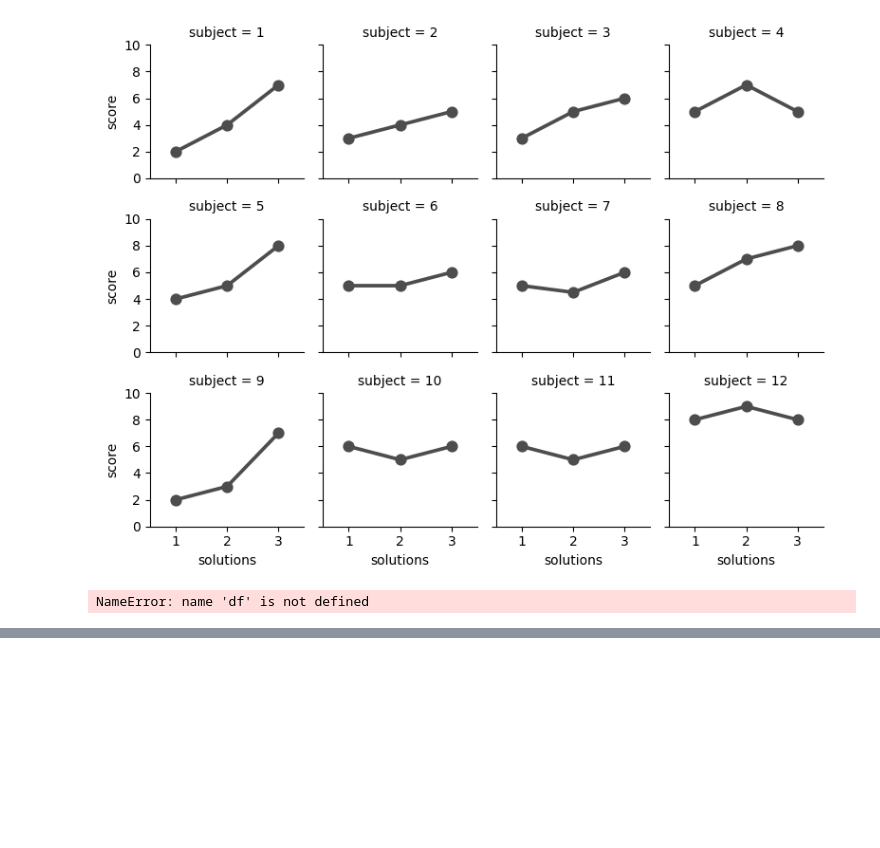
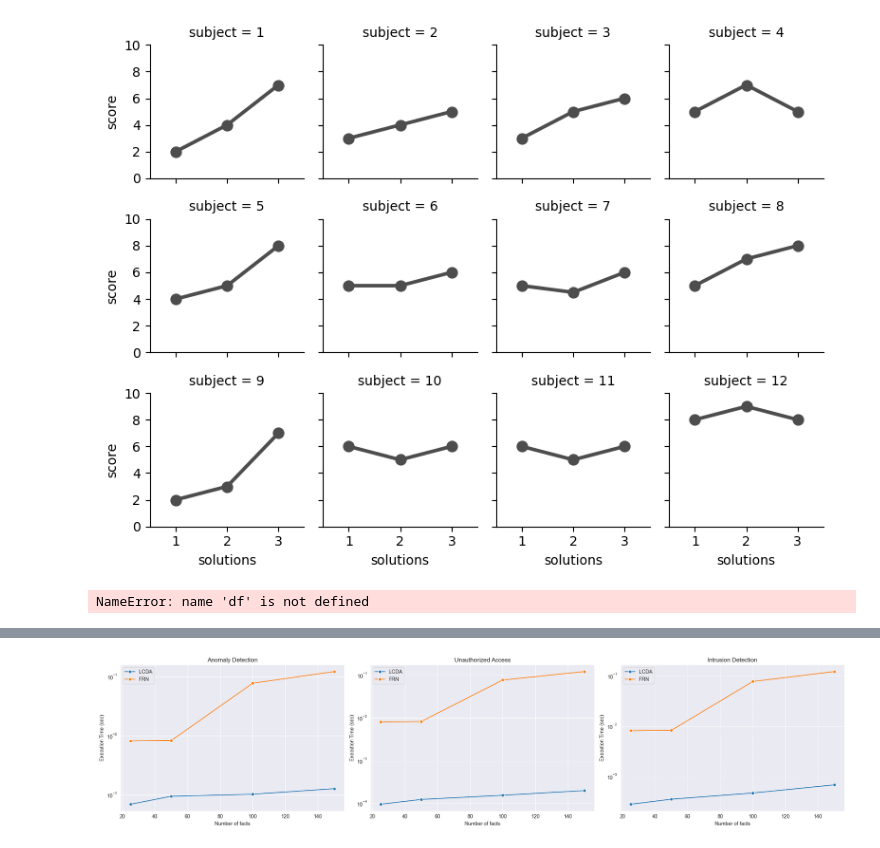
Before and after one commit to Qadir296/LCDA-for-Cyber-Security-in-IoT-Environment, a Jupyter notebook: LCDA jupyter/finalGraphs.ipynb, the cells around one changed output, grey strips where cells are left out. Cells and saved outputs as stored; diff of their text form; code cells hidden in the pictures; blank space fills up the shorter version.

```diff
--- a/LCDA jupyter/finalGraphs.ipynb
+++ b/LCDA jupyter/finalGraphs.ipynb
@@ -168,0 +214,47 @@ NameError: name 'df' is not defined
+# %%
+import matplotlib.pyplot as plt
+import seaborn as sns
+
+# Data
+x = ['25', '50', '100', '150']
+x_numeric = list(map(int, x))  # Convert x to integers
+ADtime = [6.91E-04, 9.44E-04, 1.02E-03, 1.27E-03]
+Unauthtime = [9.48E-05, 1.23E-04, 1.54E-04, 1.98E-04]
+IDtime = [2.79E-04, 3.52E-04, 4.67E-04, 6.78E-04]
+FRN = [8.12E-03, 8.28E-03, 7.75E-02, 1.22E-01]
+
+# Create subplots in one row
+fig, (ax1, ax2, ax3) = plt.subplots(1, 3, figsize=(21, 5))
+
+# Plot 1: ADtime vs. FRN
+sns.lineplot(x=x_numeric, y=ADtime, marker="o", label='LCDA', ax=ax1)
+sns.lineplot(x=x_numeric, y=FRN, marker="o", label='FRN', ax=ax1)
+ax1.set(xlabel='Number of facts', ylabel='Execution Time (sec)')
+ax1.set_yscale('log')
+ax1.set_title('Anomaly Detection')
+ax1.legend()
+
+# Plot 2: Unauthtime vs. FRN
+sns.lineplot(x=x_numeric, y=Unauthtime, marker="o", label='LCDA', ax=ax2)
+sns.lineplot(x=x_numeric, y=FRN, marker="o", label='FRN', ax=ax2)
+ax2.set(xlabel='Number of facts', ylabel='Execution Time (sec)')
+ax2.set_yscale('log')
+ax2.set_title('Unauthorized Access')
+ax2.legend()
+
+# Plot 3: IDtime vs. FRN
+sns.lineplot(x=x_numeric, y=IDtime, marker="o", label='LCDA', ax=ax3)
+sns.lineplot(x=x_numeric, y=FRN, marker="o", label='FRN', ax=ax3)
+ax3.set(xlabel='Number of facts', ylabel='Execution Time (sec)')
+ax3.set_yscale('log')
+ax3.set_title('Intrusion Detection')
+ax3.legend()
+
+# Adjust layout
+plt.tight_layout()
+plt.grid(visible=True, linestyle='--')
+
+# Show the plots
+plt.show()
+# %% [output]
+[figure, added]
```
Also changed, not shown: parts of 2 cells of this notebook, 1 other file.
